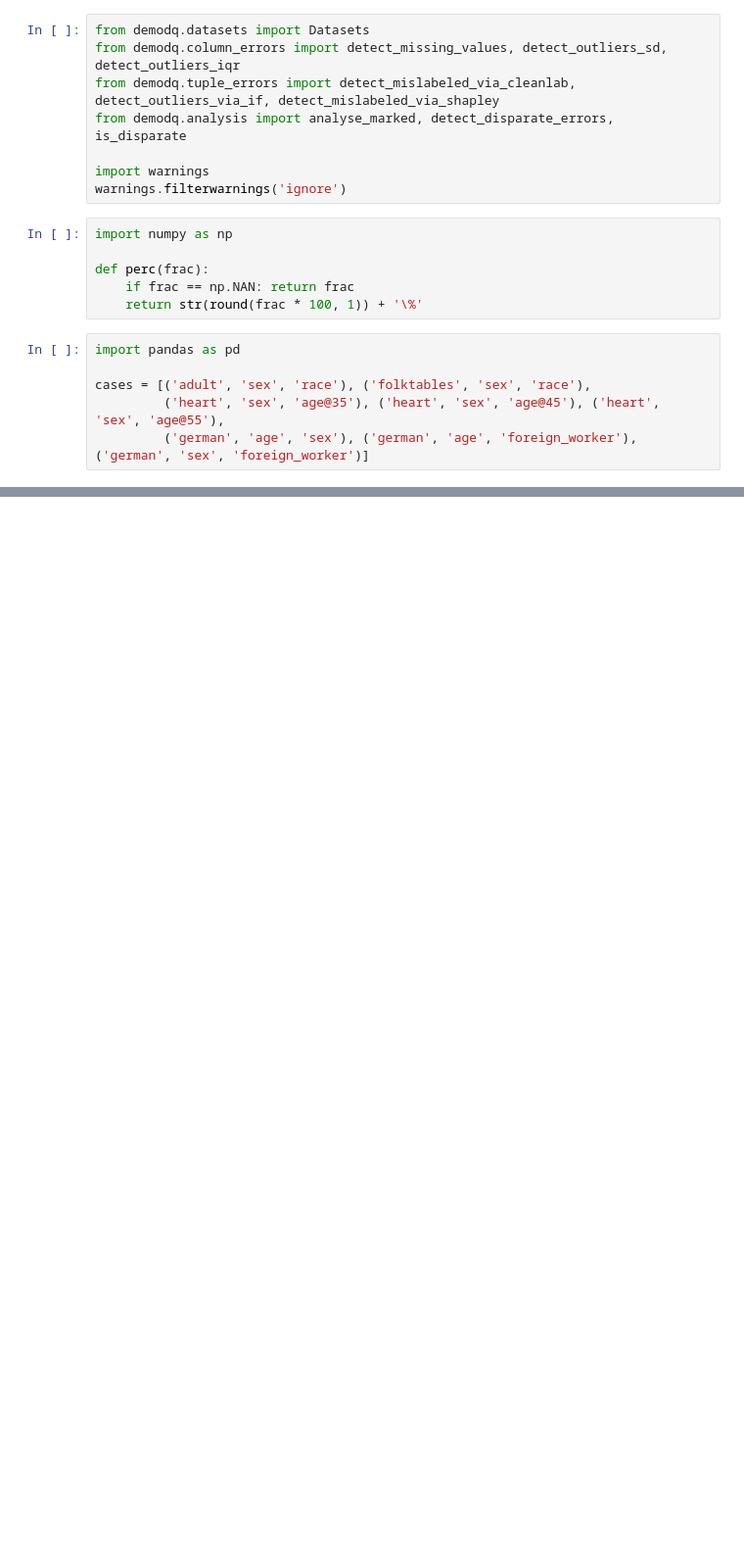
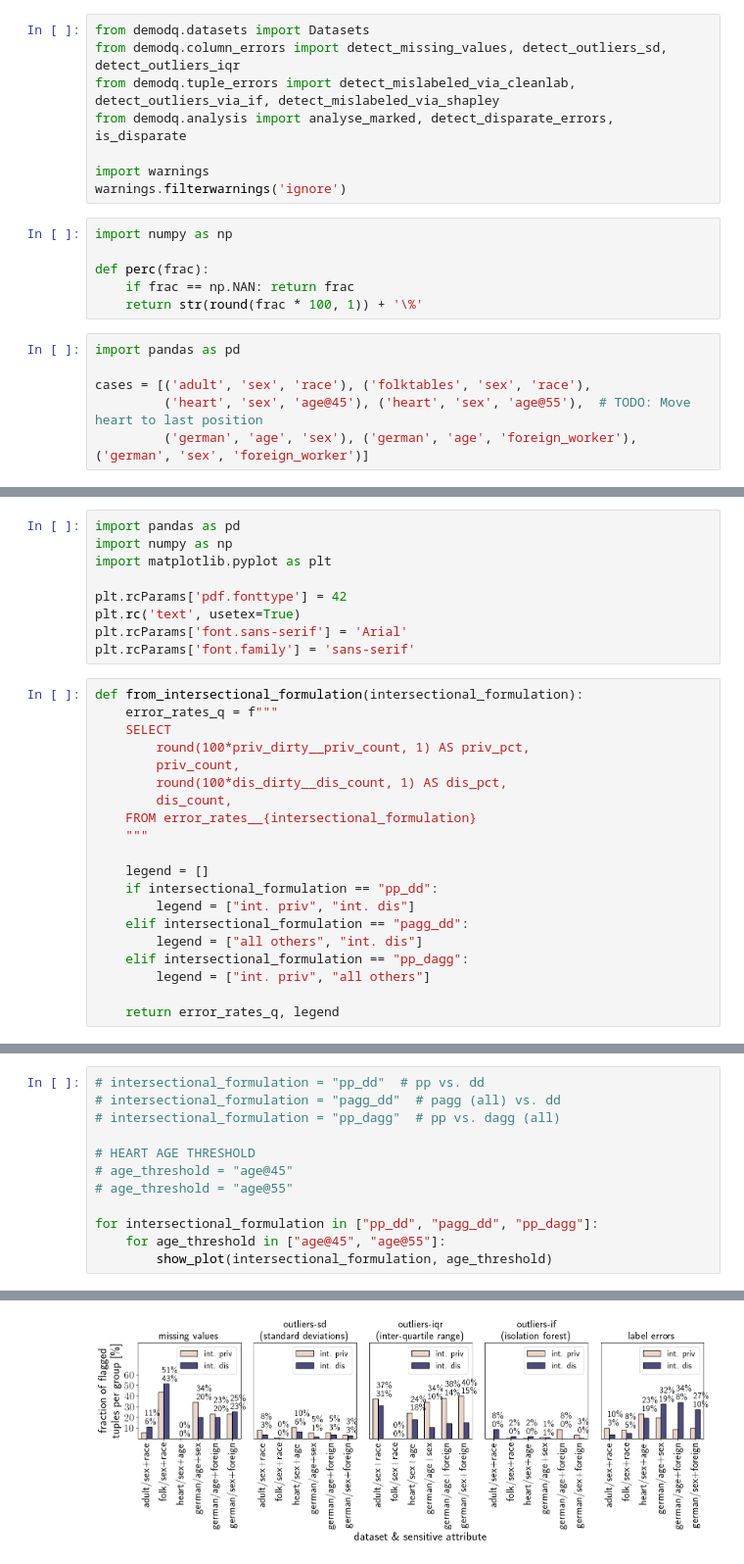
Before and after one commit to amsterdata/demodq, a Jupyter notebook: detect_errors-intersectional-combined.ipynb, the cells around one changed output, grey strips where cells are left out. Shown at 98% size. Cells and saved outputs as stored; diff of their text form; blank space fills up the shorter version.

Commit message:
Refactored error detection notebook and included figure generation

```diff
--- a/detect_errors-intersectional-combined.ipynb
+++ b/detect_errors-intersectional-combined.ipynb
@@ -16,5 +16,5 @@ def perc(frac):
 import pandas as pd
 
 cases = [('adult', 'sex', 'race'), ('folktables', 'sex', 'race'),
-         ('heart', 'sex', 'age@35'), ('heart', 'sex', 'age@45'), ('heart', 'sex', 'age@55'),
+         ('heart', 'sex', 'age@45'), ('heart', 'sex', 'age@55'),  # TODO: Move heart to last position
          ('german', 'age', 'sex'), ('german', 'age', 'foreign_worker'), ('german', 'sex', 'foreign_worker')]
@@ -200,0 +450,29 @@ OMP: Info #276: omp_set_nested routine deprecated, please use omp_set_max_active
+# %%
+import pandas as pd
+import numpy as np
+import matplotlib.pyplot as plt
+
+plt.rcParams['pdf.fonttype'] = 42
+plt.rc('text', usetex=True)
+plt.rcParams['font.sans-serif'] = 'Arial'
+plt.rcParams['font.family'] = 'sans-serif'
+# %%
+def from_intersectional_formulation(intersectional_formulation):
+    error_rates_q = f"""
+    SELECT
+        round(100*priv_dirty__priv_count, 1) AS priv_pct,
+        priv_count,
+        round(100*dis_dirty__dis_count, 1) AS dis_pct,
+        dis_count,
+    FROM error_rates__{intersectional_formulation}
+    """
+
+    legend = []
+    if intersectional_formulation == "pp_dd":
+        legend = ["int. priv", "int. dis"]
+    elif intersectional_formulation == "pagg_dd":
+        legend = ["all others", "int. dis"]
+    elif intersectional_formulation == "pp_dagg":
+        legend = ["int. priv", "all others"]
+
+    return error_rates_q, legend
@@ -200,0 +620,13 @@ OMP: Info #276: omp_set_nested routine deprecated, please use omp_set_max_active
+# %%
+# intersectional_formulation = "pp_dd"  # pp vs. dd
+# intersectional_formulation = "pagg_dd"  # pagg (all) vs. dd
+# intersectional_formulation = "pp_dagg"  # pp vs. dagg (all)
+
+# HEART AGE THRESHOLD
+# age_threshold = "age@45"
+# age_threshold = "age@55"
+
+for intersectional_formulation in ["pp_dd", "pagg_dd", "pp_dagg"]:
+    for age_threshold in ["age@45", "age@55"]:
+        show_plot(intersectional_formulation, age_threshold)
+# %% [output]
@@ -200,0 +639 @@ OMP: Info #276: omp_set_nested routine deprecated, please use omp_set_max_active
+[figure, added]
```
Also changed, not shown: parts of 26 cells of this notebook.
